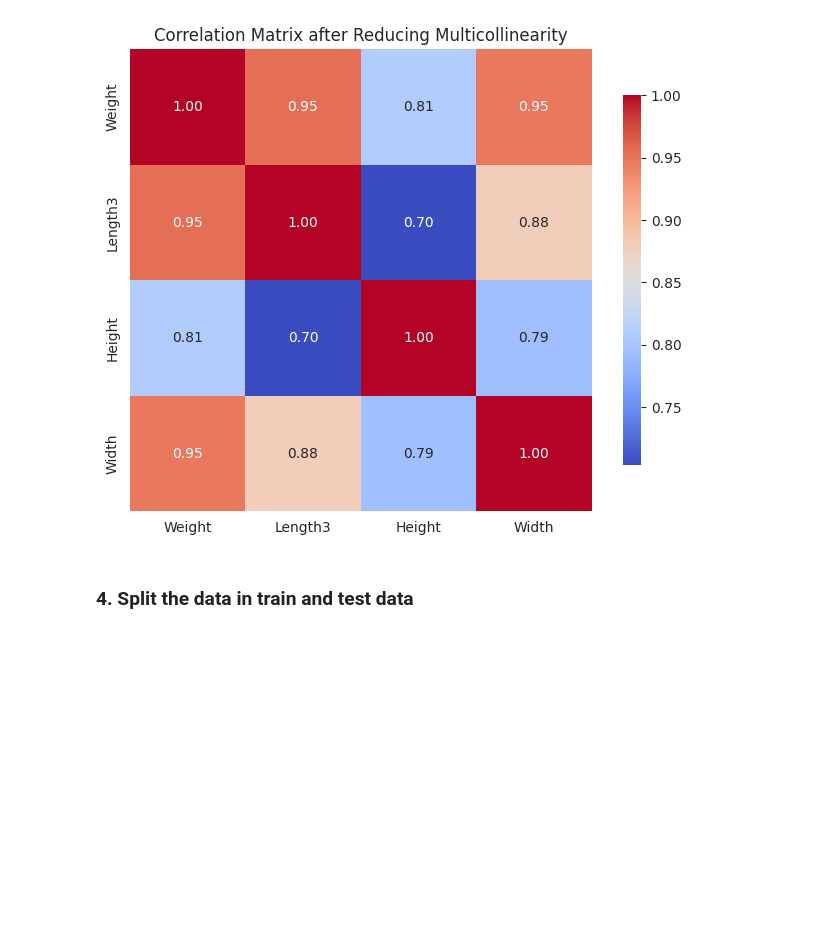
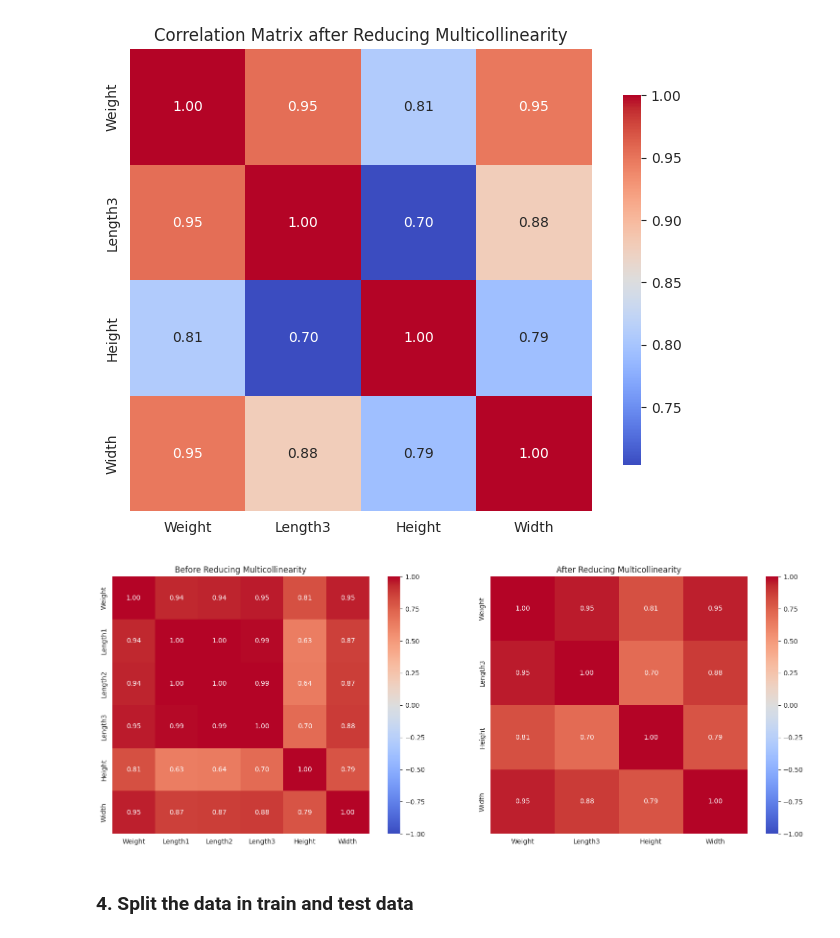
Before and after one commit to StefanFSmid/ASDA_2025_Group_3_Porfolio, a Jupyter notebook: notebooks/week_07_group_3_notebook.ipynb, the cells around one changed output. Cells and saved outputs as stored; diff of their text form; code cells hidden in the pictures; blank space fills up the shorter version.

```diff
--- a/notebooks/week_07_group_3_notebook.ipynb
+++ b/notebooks/week_07_group_3_notebook.ipynb
@@ -244,6 +244,22 @@ plt.title('Correlation Matrix after Reducing Multicollinearity')
 plt.show()
 # %% [output]
 [figure]
+# %%
+# plot a matplotlib tight plot subplot with two plots one being the corrmatrix before, one the one after reducing multicollinearity
+# set colorbar from -1 to 1 for both plots using , vmax=1, vmin=-1, center=0
+plt.figure(figsize=(16, 6))
+plt.subplot(1, 2, 1)
+sns.heatmap(correlation_matrix, annot=True, fmt=".2f", cmap='coolwarm', square=True, vmax=1, vmin=-1, center=0)
+plt.title('Before Reducing Multicollinearity')
+
+plt.subplot(1, 2, 2)
+sns.heatmap(correlation_matrix_reduced, annot=True, fmt=".2f", cmap='coolwarm', square=True, vmax=1, vmin=-1, center=0)
+plt.title('After Reducing Multicollinearity')
+
+plt.tight_layout()
+plt.show()
+# %% [output]
+[figure, added]
 # %% [markdown]
 ### 4. Split the data in train and test data
 # %%
```
Also changed, not shown: parts of 1 cell of this notebook, 2 other files.
